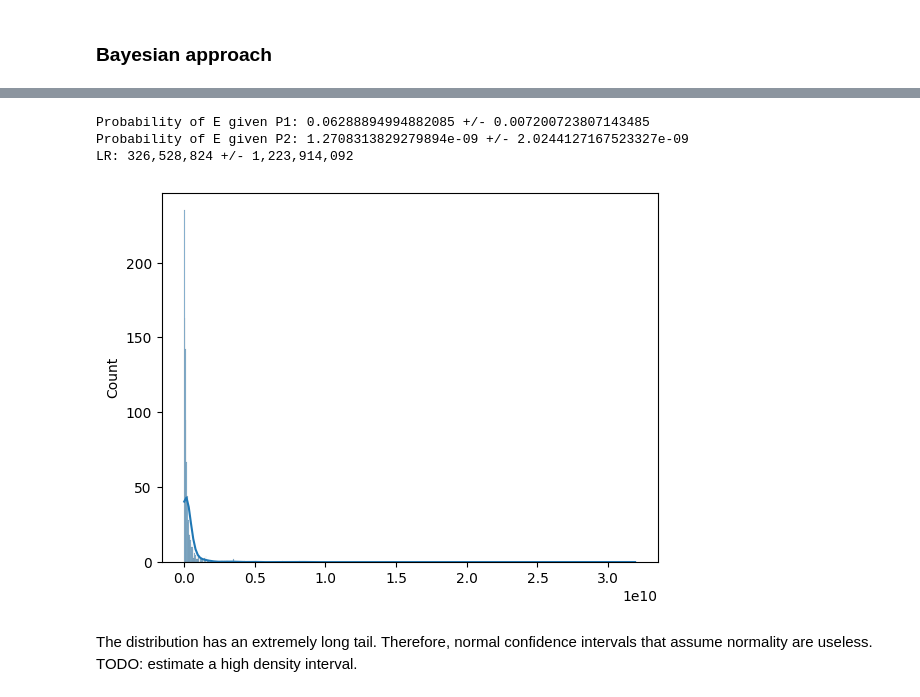
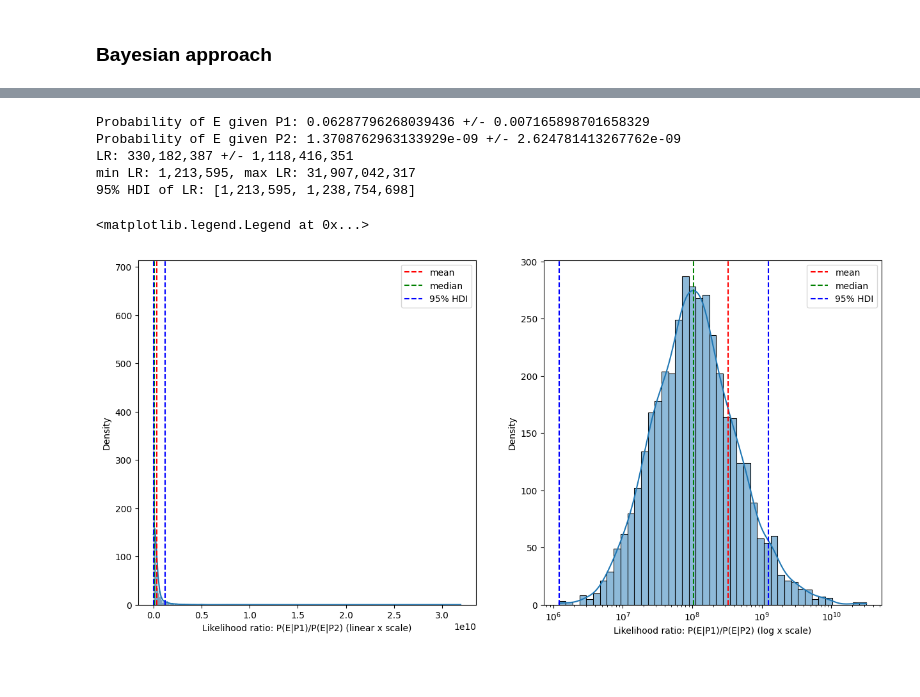
Before and after one commit to KlemenVovk/gps_evaluation, a Jupyter notebook: main.ipynb, the cells around one changed output, grey strips where cells are left out. Drawn from its saved outputs; the diff is of its cells as text; code cells hidden in the pictures; blank space fills up the shorter version.

Commit message:
Add high density intervals.

```diff
--- a/main.ipynb
+++ b/main.ipynb
@@ -159,24 +167,56 @@ E_dist_angle_wrt_P2 = lat_lng2dist_ang(P2, E)
-# %%
-e_given_p1_probs = []
-e_given_p2_probs = []
-
-for i in range(1000):
-    e_given_p1_probs.append(stats.multivariate_normal.pdf(E_dist_angle_wrt_P1, mean=p1_mean[i], cov=p1_covariance[i]))
-    e_given_p2_probs.append(stats.multivariate_normal.pdf(E_dist_angle_wrt_P2, mean=p2_mean[i], cov=p2_covariance[i]))
-
-e_given_p1_probs = np.array(e_given_p1_probs)
-e_given_p2_probs = np.array(e_given_p2_probs)
-
-print(f"Probability of E given P1: {e_given_p1_probs.mean()} +/- {e_given_p1_probs.std()}")
-print(f"Probability of E given P2: {e_given_p2_probs.mean()} +/- {e_given_p2_probs.std()}")
-
-lrs = (e_given_p1_probs / e_given_p2_probs)
-sns.histplot(lrs, kde=True)
-print(f"LR: {round(lrs.mean()):,} +/- {round(lrs.std()):,}")
-# %% [output]
-Probability of E given P1: 0.06288894994882085 +/- 0.007200723807143485
-Probability of E given P2: 1.2708313829279894e-09 +/- 2.0244127167523327e-09
-LR: 326,528,824 +/- 1,223,914,092
-[figure, removed]
-# %% [markdown]
-The distribution has an extremely long tail. Therefore, normal confidence intervals that assume normality are useless. TODO: estimate a high density interval.
+# %%
+# Evaluate each sampled bivariate normal distribution at the point E (with respect to P1 and P2)
+# This results in a bunch of probabilities P(E|P1) and P(E|P2)
+e_given_p1_probs = []
+e_given_p2_probs = []
+
+for i in range(len(p1_mean)):
+    e_given_p1_probs.append(stats.multivariate_normal.pdf(E_dist_angle_wrt_P1, mean=p1_mean[i], cov=p1_covariance[i]))
+    e_given_p2_probs.append(stats.multivariate_normal.pdf(E_dist_angle_wrt_P2, mean=p2_mean[i], cov=p2_covariance[i]))
+
+e_given_p1_probs = np.array(e_given_p1_probs)
+e_given_p2_probs = np.array(e_given_p2_probs)
+
+print(f"Probability of E given P1: {e_given_p1_probs.mean()} +/- {e_given_p1_probs.std()}")
+print(f"Probability of E given P2: {e_given_p2_probs.mean()} +/- {e_given_p2_probs.std()}")
+
+# Compute likelihood ratios from the probabilities
+lrs = (e_given_p1_probs / e_given_p2_probs)
+hdi_min, hdi_max = az.hdi(lrs, hdi_prob=0.95)
+# Show summary statistics
+# min and max LR
+print(f"LR: {round(lrs.mean()):,} +/- {round(lrs.std()):,}")
+print(f"min LR: {round(lrs.min()):,}, max LR: {round(lrs.max()):,}")
+print(f"95% HDI of LR: [{round(hdi_min):,}, {round(hdi_max):,}]")
+
+
+
+# Plot a histogram of likelihood ratios
+fig, ax = plt.subplots(1, 2, figsize=(15,7))
+# two histograms ,one with log x one without
+sns.histplot(lrs, kde=True, ax=ax[0])
+sns.histplot(lrs, kde=True, ax=ax[1], log_scale=(True, False))
+ax[0].set_xlabel("Likelihood ratio: P(E|P1)/P(E|P2) (linear x scale)")
+ax[0].set_ylabel("Density")
+ax[1].set_xlabel("Likelihood ratio: P(E|P1)/P(E|P2) (log x scale)")
+ax[1].set_ylabel("Density")
+
+ax[0].axvline(lrs.mean(), color='r', linestyle='--', label='mean')
+ax[0].axvline(np.median(lrs), color='g', linestyle='--', label='median')
+ax[0].axvline(hdi_min, color='b', linestyle='--', label='95% HDI')
+ax[0].axvline(hdi_max, color='b', linestyle='--')
+ax[0].legend()
+
+ax[1].axvline(lrs.mean(), color='r', linestyle='--', label='mean')
+ax[1].axvline(np.median(lrs), color='g', linestyle='--', label='median')
+ax[1].axvline(hdi_min, color='b', linestyle='--', label='95% HDI')
+ax[1].axvline(hdi_max, color='b', linestyle='--')
+ax[1].legend()
+# %% [output]
+Probability of E given P1: 0.06287796268039436 +/- 0.007165898701658329
+Probability of E given P2: 1.3708762963133929e-09 +/- 2.624781413267762e-09
+LR: 330,182,387 +/- 1,118,416,351
+min LR: 1,213,595, max LR: 31,907,042,317
+95% HDI of LR: [1,213,595, 1,238,754,698]
+<matplotlib.legend.Legend at 0x...>
+[figure, added]
```
Also changed, not shown: parts of 11 cells of this notebook, 6 other files.
